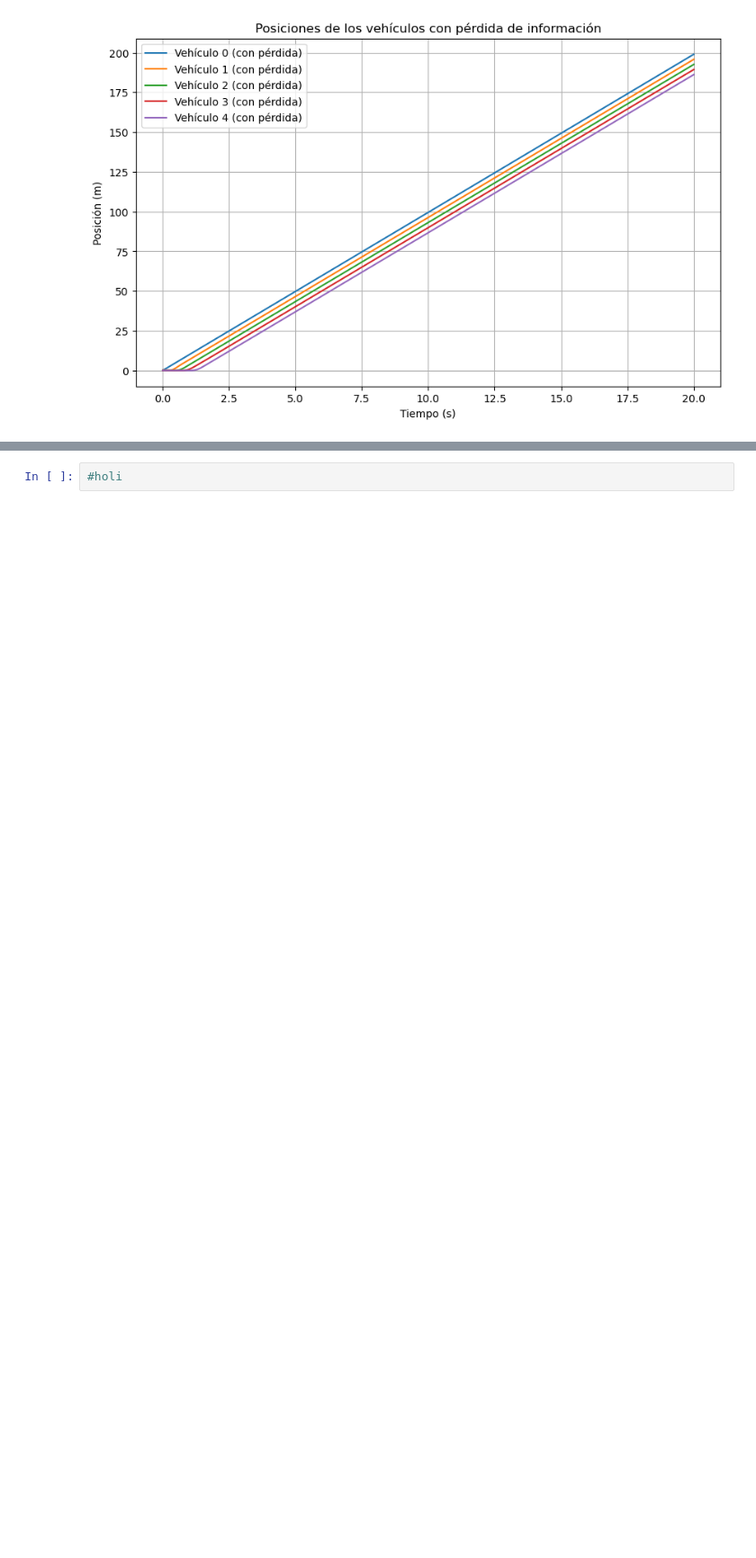
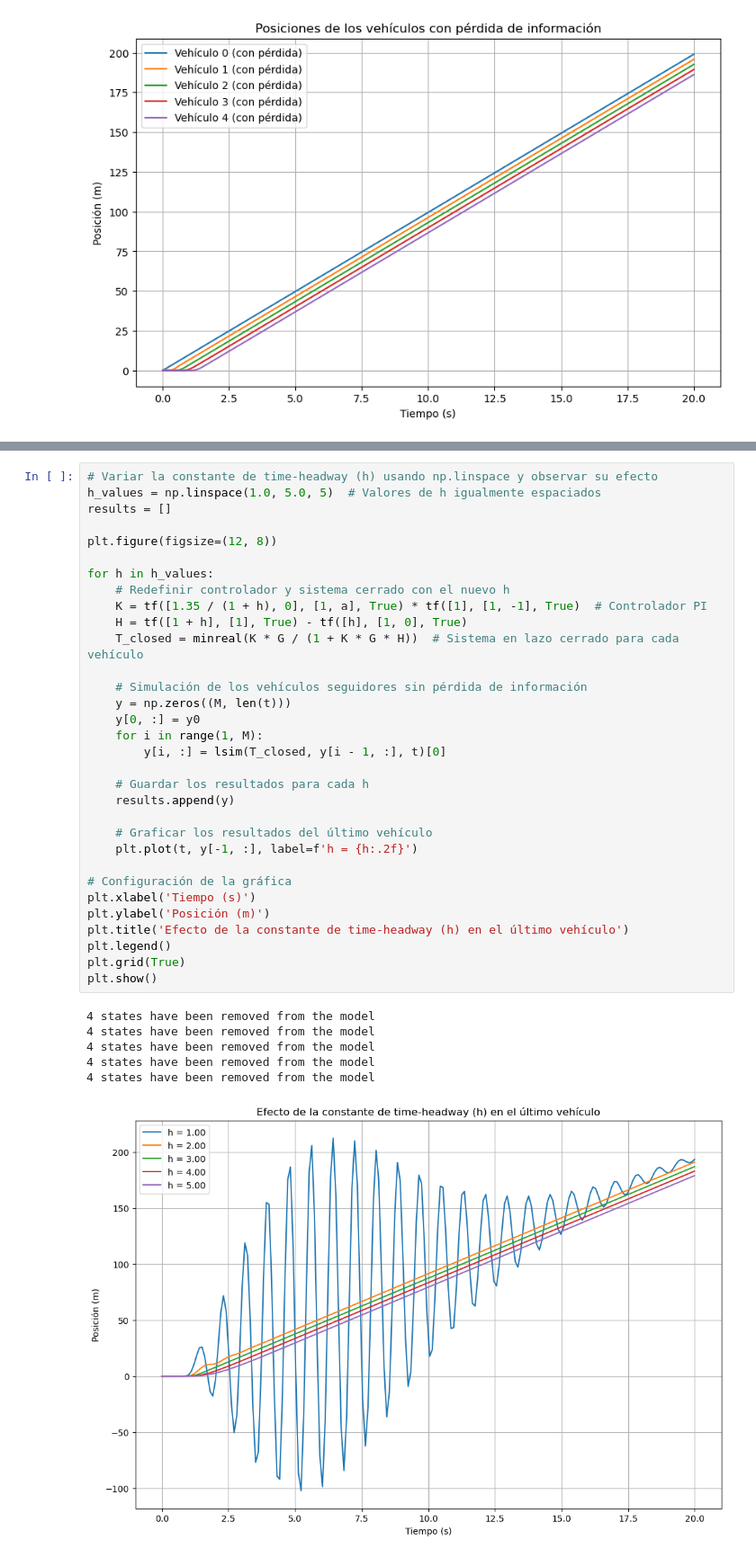
Before and after one commit to Mario-Rivera-A/proyecto_modelado, a Jupyter notebook: proyecto.ipynb, the cells around one changed output, grey strips where cells are left out. Shown at 90% size. Cells and saved outputs as stored; diff of their text form; blank space fills up the shorter version.

```diff
--- a/proyecto.ipynb
+++ b/proyecto.ipynb
@@ -269,5 +271,42 @@ plt.show()
 4 states have been removed from the model
 [figure]
 [figure]
-# %%
-#holi
+# %%
+# Variar la constante de time-headway (h) usando np.linspace y observar su efecto
+h_values = np.linspace(1.0, 5.0, 5)  # Valores de h igualmente espaciados
+results = []
+
+plt.figure(figsize=(12, 8))
+
+for h in h_values:
+    # Redefinir controlador y sistema cerrado con el nuevo h
+    K = tf([1.35 / (1 + h), 0], [1, a], True) * tf([1], [1, -1], True)  # Controlador PI
+    H = tf([1 + h], [1], True) - tf([h], [1, 0], True)
+    T_closed = minreal(K * G / (1 + K * G * H))  # Sistema en lazo cerrado para cada vehículo
+
+    # Simulación de los vehículos seguidores sin pérdida de información
+    y = np.zeros((M, len(t)))
+    y[0, :] = y0
+    for i in range(1, M):
+        y[i, :] = lsim(T_closed, y[i - 1, :], t)[0]
+
+    # Guardar los resultados para cada h
+    results.append(y)
+
+    # Graficar los resultados del último vehículo
+    plt.plot(t, y[-1, :], label=f'h = {h:.2f}')
+
+# Configuración de la gráfica
+plt.xlabel('Tiempo (s)')
+plt.ylabel('Posición (m)')
+plt.title('Efecto de la constante de time-headway (h) en el último vehículo')
+plt.legend()
+plt.grid(True)
+plt.show()
+# %% [output]
+4 states have been removed from the model
+4 states have been removed from the model
+4 states have been removed from the model
+4 states have been removed from the model
+4 states have been removed from the model
+[figure, added]
```
Also changed, not shown: parts of 3 cells of this notebook.
